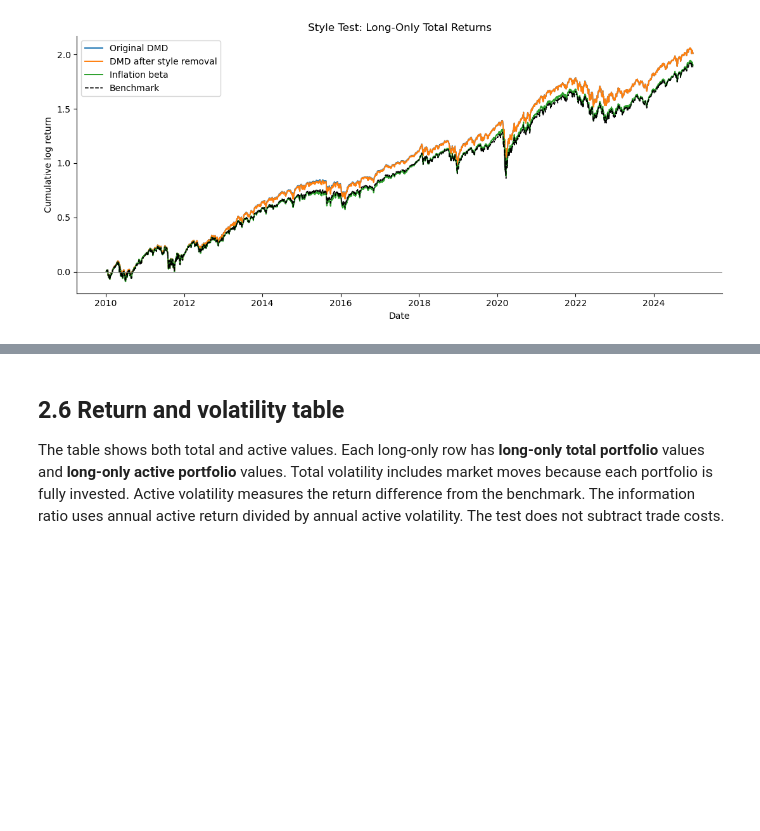
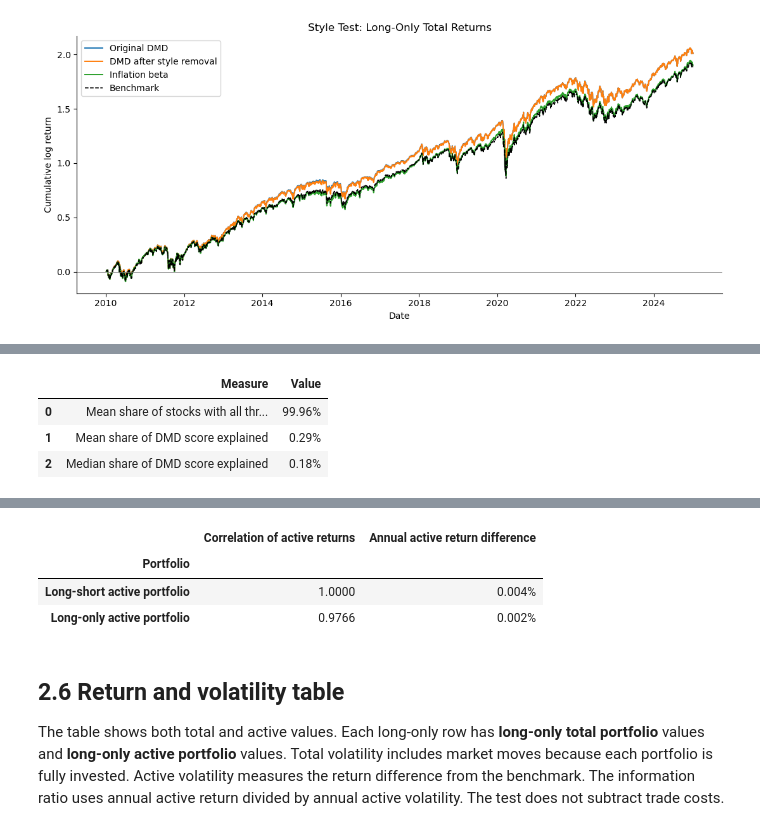
Before and after one commit to josmoore/q-bot, a Jupyter notebook: BOTQ_submission/02_Individual_signal_results.ipynb, the cells around one changed output, grey strips where cells are left out. Saved outputs shown, nothing was run; the diff lists cells and outputs as text; code cells hidden in the pictures; blank space fills up the shorter version.

Commit message:
Explain DMD style coverage and score overlap

```diff
--- a/BOTQ_submission/02_Individual_signal_results.ipynb
+++ b/BOTQ_submission/02_Individual_signal_results.ipynb
@@ -276,0 +225,44 @@ display(pd.DataFrame(comparison).set_index('Portfolio').style.format({
+# %%
+style = pd.read_parquet(DATA / 'style_diagnostics.parquet')
+style_table = pd.DataFrame({
+    'Measure': ['Mean share of stocks with all three scores', 'Mean share of DMD score explained',
+                'Median share of DMD score explained'],
+    'Value': [style['coverage'].mean(), style['r2'].mean(), style['r2'].median()]})
+display(style_table.style.format({'Value':'{:.2%}'}))
+
+signal_names = {
+    'original_dmd_matched_active':'Original DMD: long-short',
+    'dmd_standalone_active':'Adjusted DMD: long-short',
+    'inflation_standalone_active':'Inflation beta: long-short',
+    'original_dmd_matched_long_only':'Original DMD: long-only',
+    'dmd_standalone_long_only':'Adjusted DMD: long-only',
+    'inflation_standalone_long_only':'Inflation beta: long-only'}
+rows = []
+for key, label in signal_names.items():
+    group = returns.loc[returns['portfolio'] == key]
+    rows.append({'Portfolio':label,
+                 'Mean momentum exposure':group['lagged_momentum_exposure'].mean(),
+                 'Mean reversal exposure':group['lagged_reversal_exposure'].mean(),
+                 'Highest forecast tracking error':group['predicted_te'].max(),
+                 'Largest absolute active beta':group['active_beta'].abs().max()})
+display(pd.DataFrame(rows).set_index('Portfolio').style.format('{:.4f}'))
+
+# Compare the active return before and after style removal.
+wide = returns.pivot(index='date', columns='portfolio', values='active_return')
+comparison = []
+for kind, old, new in [
+    ('Long-short active portfolio', 'original_dmd_matched_active', 'dmd_standalone_active'),
+    ('Long-only active portfolio', 'original_dmd_matched_long_only', 'dmd_standalone_long_only')]:
+    pair = wide[[old, new]].dropna()
+    comparison.append({
+        'Portfolio': kind,
+        'Correlation of active returns': pair[old].corr(pair[new]),
+        'Annual active return difference': 252 * (pair[old] - pair[new]).mean()})
+display(pd.DataFrame(comparison).set_index('Portfolio').style.format({
+    'Correlation of active returns':'{:.4f}',
+    'Annual active return difference':'{:.3%}'}))
+# %% [output]
+|  | Measure | Value |
+| 0 | Mean share of stocks with all thr... | 99.96% |
+| 1 | Mean share of DMD score explained | 0.29% |
+| 2 | Median share of DMD score explained | 0.18% |
@@ -277,3 +277,7 @@ display(pd.DataFrame(comparison).set_index('Portfolio').style.format({
+|  | Correlation of active returns | Annual active return difference |
+| Portfolio |  |  |
+| Long-short active portfolio | 1.0000 | 0.004% |
+| Long-only active portfolio | 0.9766 | 0.002% |
 # %% [markdown]
 ## 2.6 Return and volatility table
 
```
Also changed, not shown: parts of 4 cells of this notebook, 2 other files.
